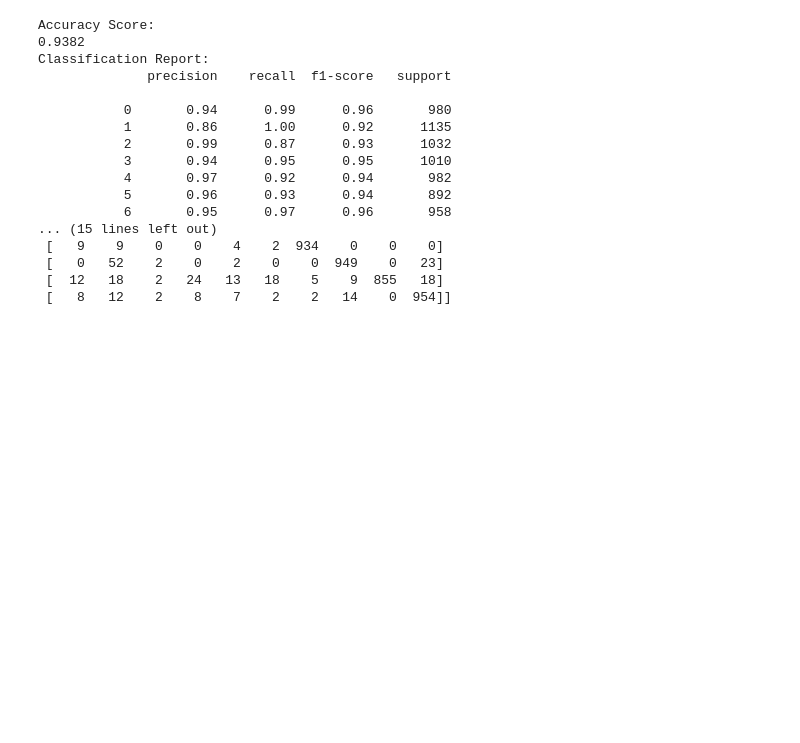
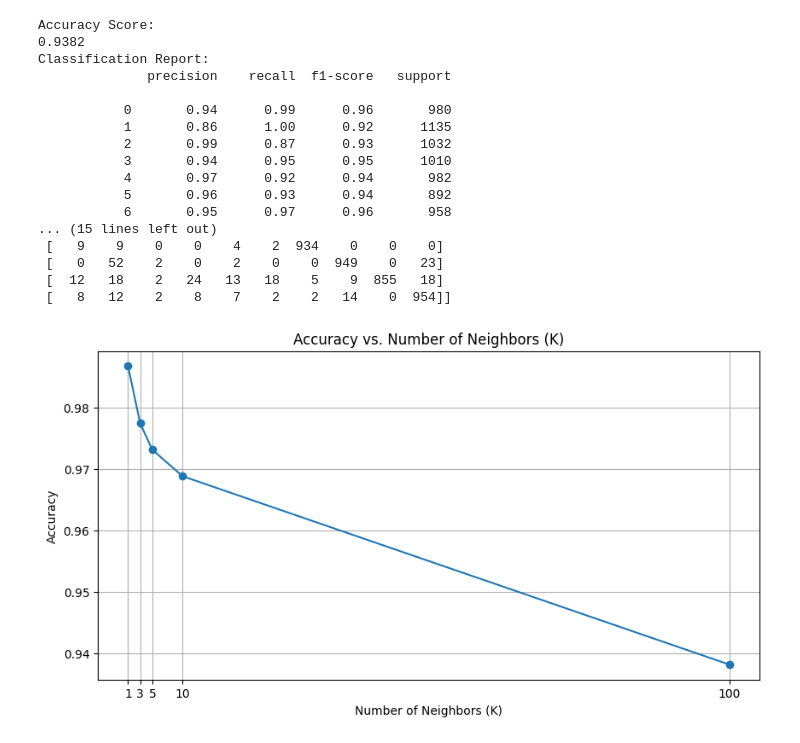
Before and after one commit to Rooban-Raj-01/Machine_Learning, a Jupyter notebook: HANDWRITTEN_TEXT_GENERATION.ipynb, the cells around one changed output. Cells and saved outputs as stored; diff of their text form; code cells hidden in the pictures; blank space fills up the shorter version.

```diff
--- a/HANDWRITTEN_TEXT_GENERATION.ipynb
+++ b/HANDWRITTEN_TEXT_GENERATION.ipynb
@@ -174,3 +174,14 @@ Classification Report:
  [   0   52    2    0    2    0    0  949    0   23]
  [  12   18    2   24   13   18    5    9  855   18]
  [   8   12    2    8    7    2    2   14    0  954]]
+# %%
+plt.figure(figsize=(10, 5))
+plt.plot(k_values, accuracies, marker='o')
+plt.title("Accuracy vs. Number of Neighbors (K)")
+plt.xlabel("Number of Neighbors (K)")
+plt.ylabel("Accuracy")
+plt.xticks(k_values)
+plt.grid()
+plt.show()
+# %% [output]
+[figure, added]
```
Also changed, not shown: parts of 2 cells of this notebook.
